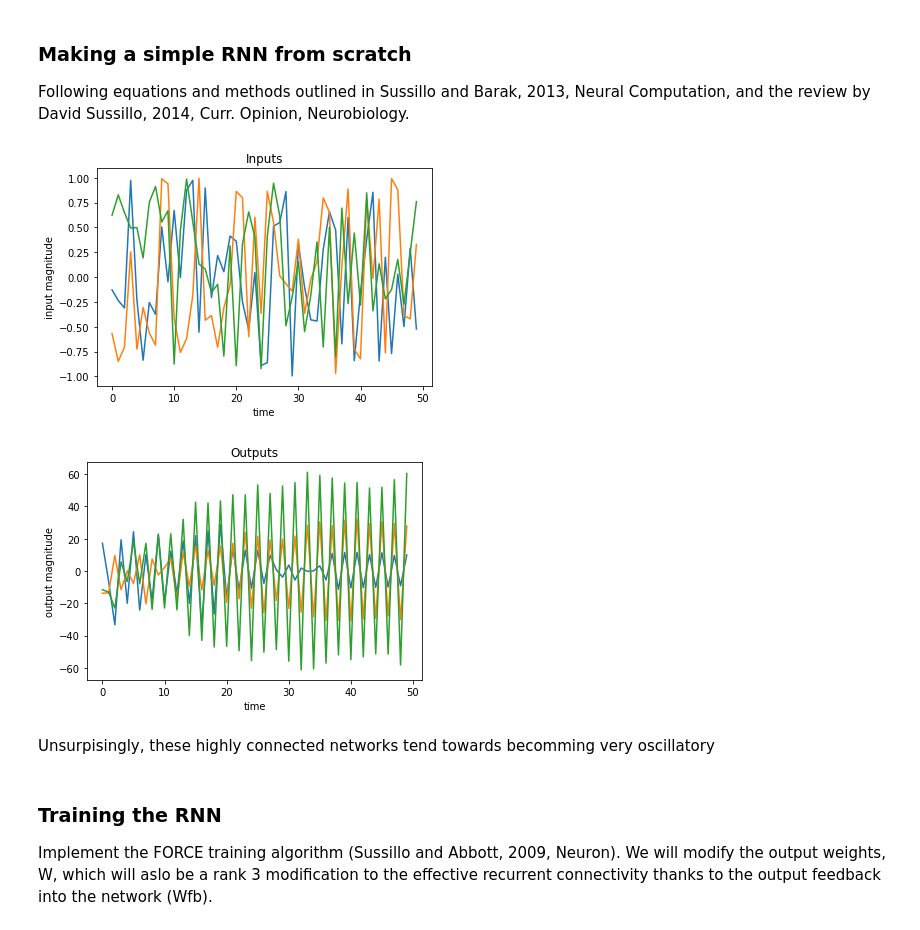
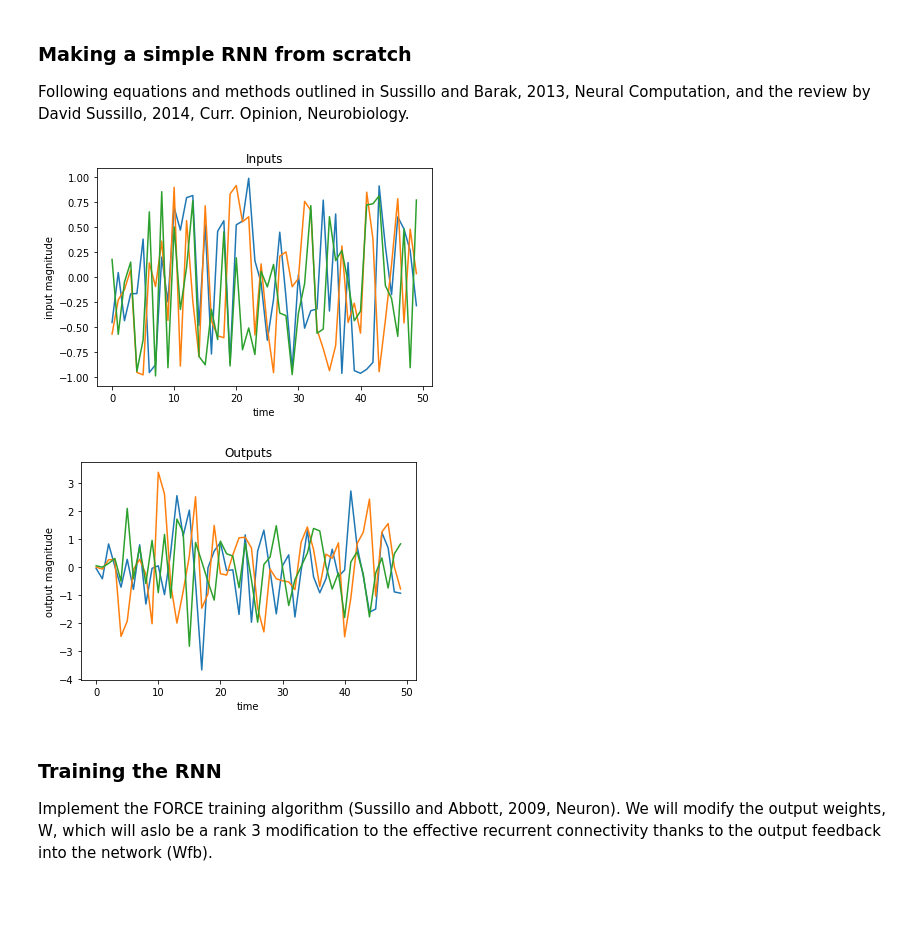
Before and after one commit to martharobinson/exploring_rnns, a Jupyter notebook: sussillo_barak_2013_worked_examples.ipynb, the cells around one changed output. Cells and saved outputs as stored; diff of their text form; code cells hidden in the pictures; blank space fills up the shorter version.

```diff
--- a/sussillo_barak_2013_worked_examples.ipynb
+++ b/sussillo_barak_2013_worked_examples.ipynb
@@ -99,20 +99,19 @@ class RNN:
     z = []
     W = []
 
-def create_rnn(x,J,B,u,Wfb,W,numcells,numinputs,numoutputs):
+def create_rnn(x,J,B,u,Wfb,W,r,z,numcells,numinputs,numoutputs):
     rnn = RNN()
     rnn.numcells = numcells
     rnn.numinputs = numinputs
     rnn.numoutputs = numoutputs
     rnn.x = x
-    rnn.r = np.tanh(x)
+    rnn.r = r
     rnn.J = J
     rnn.B = B
     rnn.u = u
     rnn.Wfb = Wfb
     rnn.W = W
-    rnn.z = np.sum(rnn.W*np.transpose(np.matlib.repmat(rnn.r,rnn.numoutputs,1)),
-               axis=0)
+    rnn.z = z
     return rnn
 
 def rnn_update(network):
@@ -125,9 +124,9 @@ def rnn_update(network):
     # which is fed back into the ntework by feedback weights Wfb
     # for each timestep:
     r = np.tanh(network.x)
-    Jr = np.sum((network.J*r[:,None]),axis=0)
-    Bu = np.sum(network.B*network.u, axis=1)
-    Wfbz = np.sum(network.Wfb*network.z[None,:], axis=1)
+    Jr = (np.dot(network.J,r))
+    Bu = (np.dot(network.B,network.u))
+    Wfbz = (np.dot(network.Wfb,network.z))
     dx = -network.x + Jr + Wfbz + Bu
     z = np.sum(network.W*np.transpose(np.matlib.repmat(r,network.numoutputs,1)),
                axis=0)
@@ -135,52 +134,53 @@ def rnn_update(network):
     # now update the state of the network re: things that can change
     network.r = r
     network.z = z
-    network.x = dx
+    network.x = network.x + dx
 # %%
 # initialize the rnn
 N = 1000 # number of neurons
 Nu = 3 # number of input neurons
 Nz = 3 # number of output neurons
-x = np.random.random(N,)
-J = -1 + 2*np.random.random([N,N])
-B = -1 + 2*np.random.random([N,Nu])
+#x = np.random.random(N,)
+x = -0.1 + 0.2*np.random.random([N])
+J = -0.1 + 0.2*np.random.random([N,N])
+B = -0.1 + 0.2*np.random.random([N,Nu])
 u = np.array([0,0,0])
-Wfb = -1 + 2*np.random.random([N,Nz])
-W = -1 + 2*np.random.random([N,Nz])
-
-network = create_rnn(x,J,B,u,Wfb,W,N,Nu,Nz)
+Wfb = -0.1 + 0.2*np.random.random([N,Nz])
+W = -0.1 + 0.2*np.random.random([N,Nz])
+r = np.tanh(x)
+z = np.sum(W*np.transpose(np.matlib.repmat(r,Nz,1)),
+               axis=0)
+network = create_rnn(x,J,B,u,Wfb,W,r,z,N,Nu,Nz)
 # %%
 #re-initialzie rnn to "clean" state
-network = create_rnn(x,J,B,u,Wfb,W,N,Nu,Nz)
+network = create_rnn(x,J,B,u,Wfb,W,r,z,N,Nu,Nz)
 
 # quickly test by giving the networks some inputs
 # and plotting some outputs
 t = np.arange(0,50)
 # input random noise between -1 and 1
 inputs = -1 + 2*np.random.random([3,50])
 # initialzise holder for outputs
 outputs = np.zeros([3,50])
 
 for i in t:
     network.u = inputs[:,i]
     rnn_update(network)
     outputs[:,i] = network.z
 
 plt.plot(np.transpose(inputs))
 plt.title('Inputs')
 plt.xlabel('time')
 plt.ylabel('input magnitude')
 plt.show()
 plt.plot(np.transpose(outputs))
 plt.title('Outputs')
 plt.xlabel('time')
 plt.ylabel('output magnitude')
 plt.show()
 # %% [output]
-[figure, old version]
+[figure, new version]
-[figure, old version]
+[figure, new version]
-# %% [markdown]
-Unsurpisingly, these highly connected networks tend towards becomming very oscillatory
 # %% [markdown]
 ### Training the RNN
 Implement the FORCE training algorithm (Sussillo and Abbott, 2009, Neuron). We will modify the output weights, W, which will aslo be a rank 3 modification to the effective recurrent connectivity thanks to the output feedback into the network (Wfb).
```
Also changed, not shown: parts of 7 cells of this notebook.
